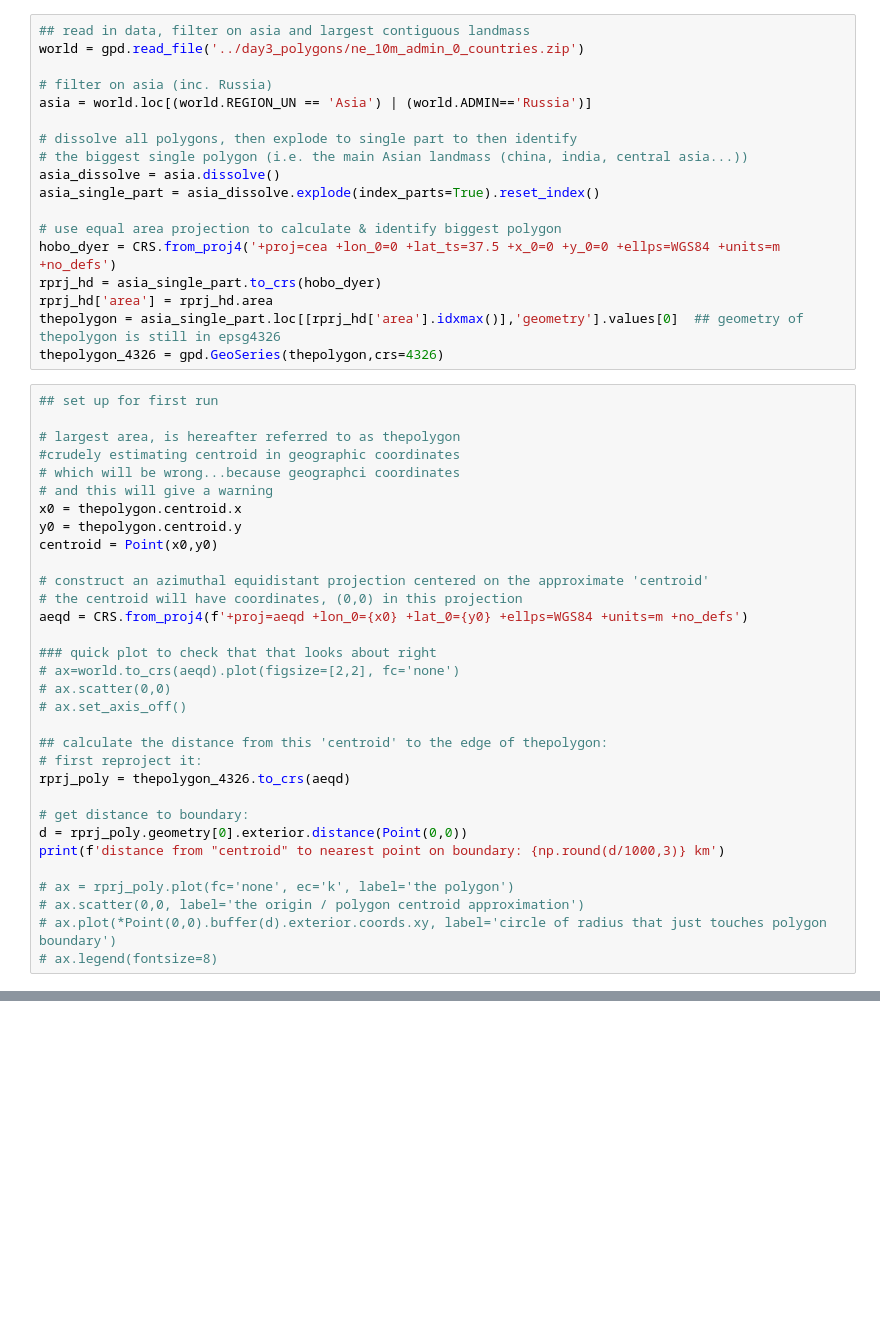
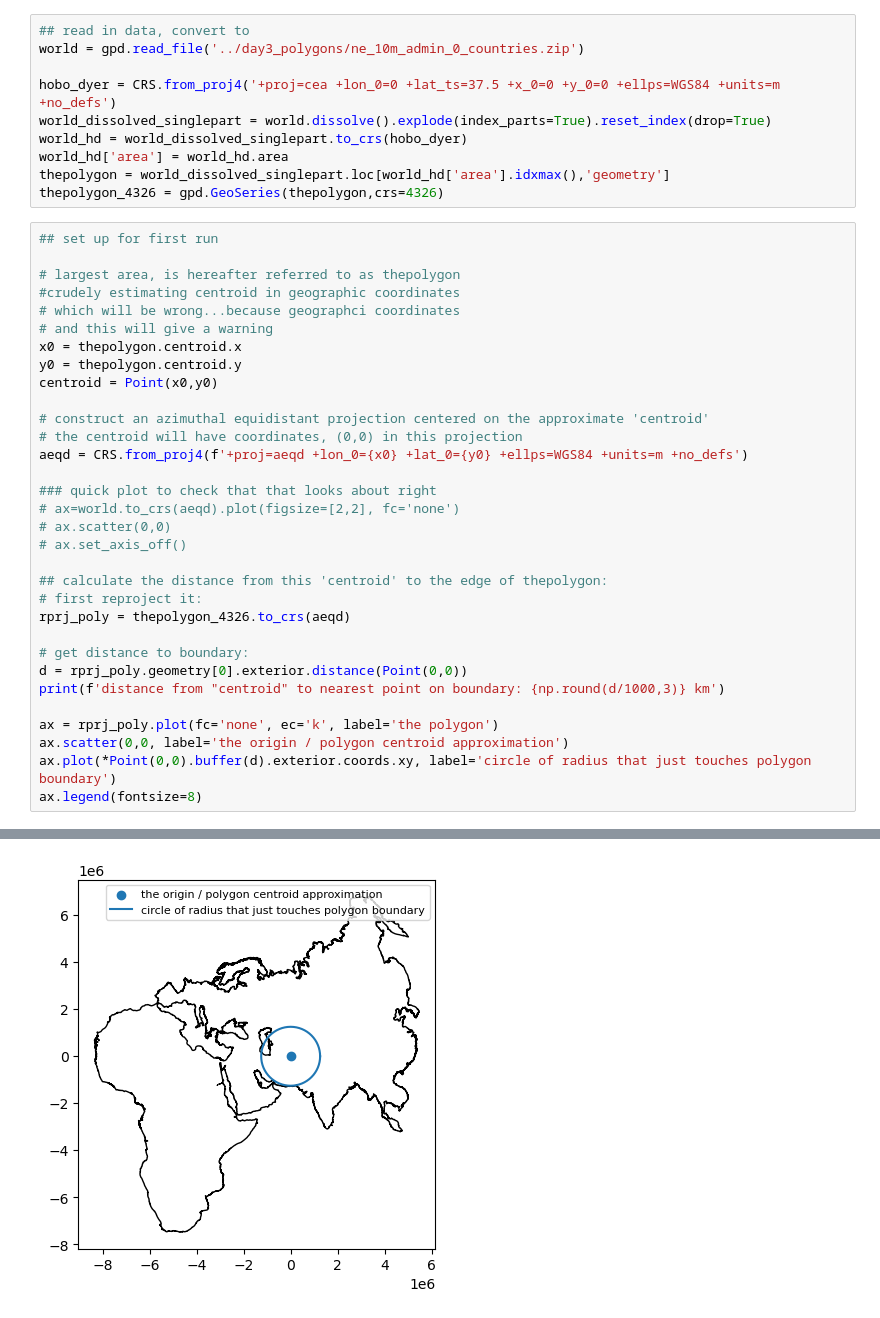
Before and after one commit to tlohde/30DMC, a Jupyter notebook: day6_asia/day6_asia.ipynb, the cells around one changed output, grey strips where cells are left out. Saved outputs shown, nothing was run; the diff lists cells and outputs as text; blank space fills up the shorter version.

```diff
--- a/day6_asia/day6_asia.ipynb
+++ b/day6_asia/day6_asia.ipynb
@@ -53,22 +63,14 @@ def distance_to_boundary(proj4,poly_4326):
 
     return d/1000 # to put it in km
 # %%
-## read in data, filter on asia and largest contiguous landmass
+## read in data, convert to
 world = gpd.read_file('../day3_polygons/ne_10m_admin_0_countries.zip')
 
-# filter on asia (inc. Russia)
-asia = world.loc[(world.REGION_UN == 'Asia') | (world.ADMIN=='Russia')]
-
-# dissolve all polygons, then explode to single part to then identify
-# the biggest single polygon (i.e. the main Asian landmass (china, india, central asia...))
-asia_dissolve = asia.dissolve()
-asia_single_part = asia_dissolve.explode(index_parts=True).reset_index()
-
-# use equal area projection to calculate & identify biggest polygon
 hobo_dyer = CRS.from_proj4('+proj=cea +lon_0=0 +lat_ts=37.5 +x_0=0 +y_0=0 +ellps=WGS84 +units=m +no_defs')
-rprj_hd = asia_single_part.to_crs(hobo_dyer)
-rprj_hd['area'] = rprj_hd.area
-thepolygon = asia_single_part.loc[[rprj_hd['area'].idxmax()],'geometry'].values[0]  ## geometry of thepolygon is still in epsg4326
+world_dissolved_singlepart = world.dissolve().explode(index_parts=True).reset_index(drop=True)
+world_hd = world_dissolved_singlepart.to_crs(hobo_dyer)
+world_hd['area'] = world_hd.area
+thepolygon = world_dissolved_singlepart.loc[world_hd['area'].idxmax(),'geometry']
 thepolygon_4326 = gpd.GeoSeries(thepolygon,crs=4326)
 # %%
 ## set up for first run
@@ -98,8 +100,8 @@ rprj_poly = thepolygon_4326.to_crs(aeqd)
 d = rprj_poly.geometry[0].exterior.distance(Point(0,0))
 print(f'distance from "centroid" to nearest point on boundary: {np.round(d/1000,3)} km')
 
-# ax = rprj_poly.plot(fc='none', ec='k', label='the polygon')
-# ax.scatter(0,0, label='the origin / polygon centroid approximation')
-# ax.plot(*Point(0,0).buffer(d).exterior.coords.xy, label='circle of radius that just touches polygon boundary')
-# ax.legend(fontsize=8)
+ax = rprj_poly.plot(fc='none', ec='k', label='the polygon')
+ax.scatter(0,0, label='the origin / polygon centroid approximation')
+ax.plot(*Point(0,0).buffer(d).exterior.coords.xy, label='circle of radius that just touches polygon boundary')
+ax.legend(fontsize=8)
 # %% [output]
@@ -106,0 +112 @@ distance from "centroid" to nearest point on boundary: 2263.504 km
+[figure, added]
```
Also changed, not shown: parts of 19 cells of this notebook.
